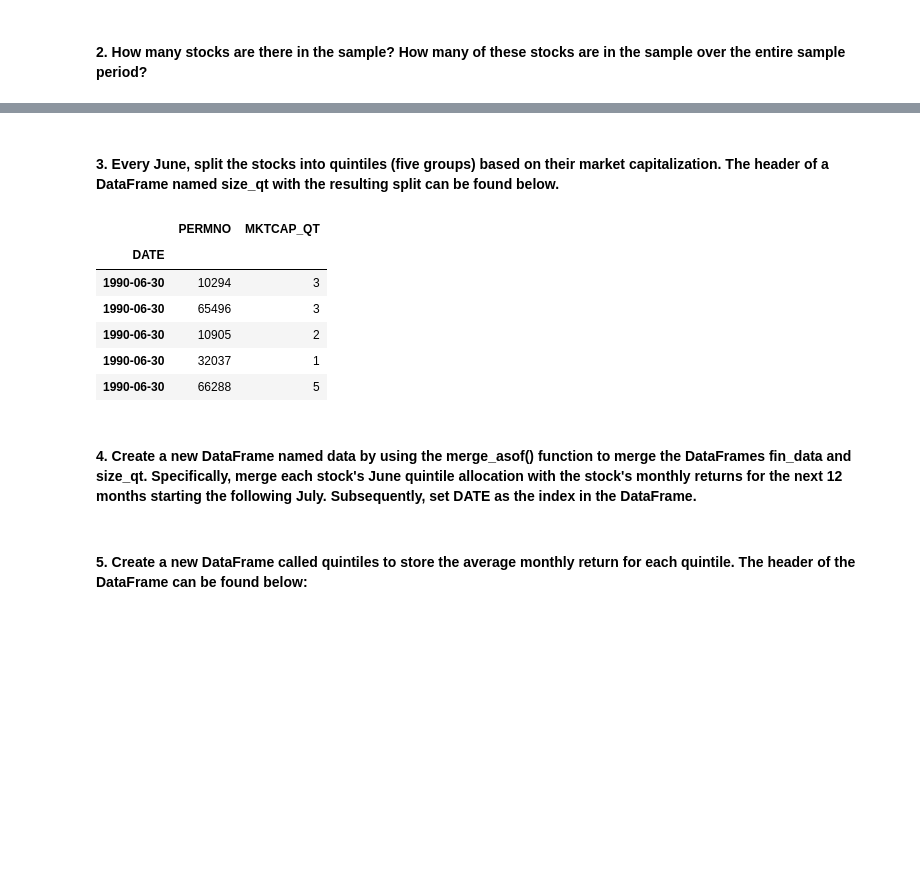
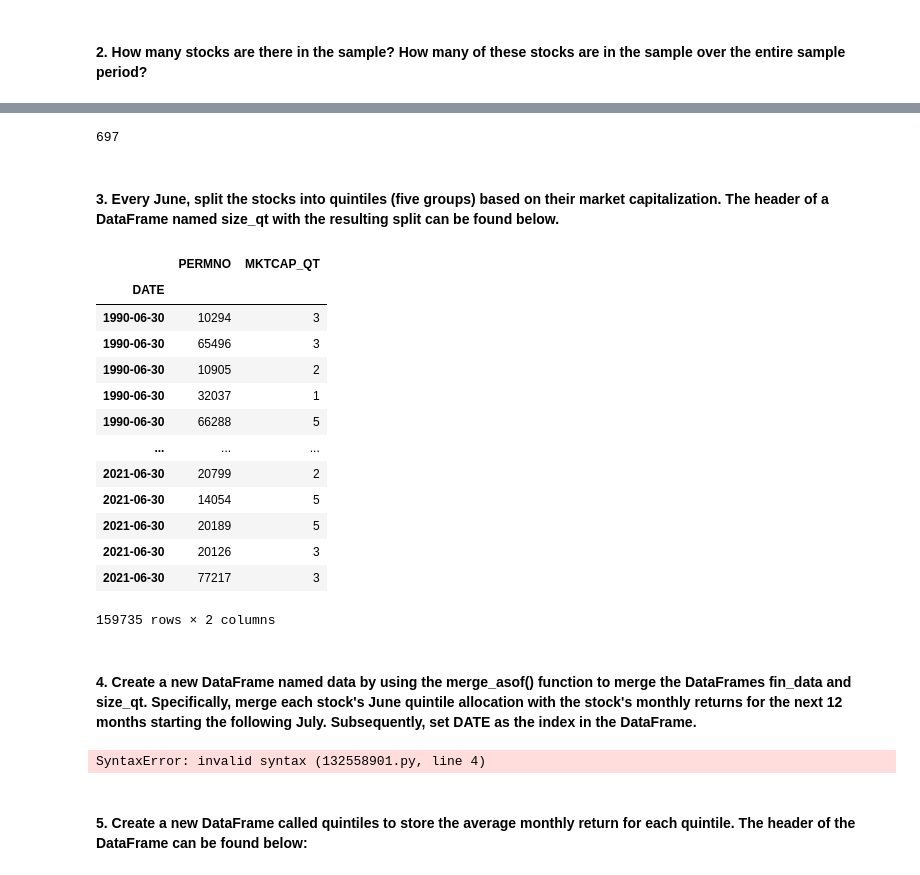
Before and after one commit to Alphaplayer248/Financial-Data-Project, a Jupyter notebook: Group Assignment_Klein1.ipynb, the cells around one changed output, grey strips where cells are left out. Saved outputs shown, nothing was run; the diff lists cells and outputs as text; code cells hidden in the pictures; blank space fills up the shorter version.

```diff
--- a/Group Assignment_Klein1.ipynb
+++ b/Group Assignment_Klein1.ipynb
@@ -312,15 +276,35 @@ dtype: int64
+# %%
+entire_smpl_per = len(fin_data.index.unique())
+permno_ct= fin_data.reset_index().groupby('PERMNO').agg({'DATE':'nunique'})
+full_period_stocks= sum(permno_ct['DATE'] == entire_smpl_per)
+
+full_period_stocks
+# %% [output]
+697
 # %% [markdown]
 #### 3. Every June, split the stocks into quintiles (five groups) based on their market capitalization. The header of a DataFrame named size_qt with the resulting split can be found below.
-# %%
-size_qt.sort_index().head()
-#use pd.qcut
-# %% [output]
-|  | PERMNO | MKTCAP_QT |
-| DATE |  |  |
-| 1990-06-30 | 10294 | 3 |
-| 1990-06-30 | 65496 | 3 |
-| 1990-06-30 | 10905 | 2 |
-| 1990-06-30 | 32037 | 1 |
-| 1990-06-30 | 66288 | 5 |
+# %%
+mktcap = fin_data[['PERMNO','MKTCAP']]
+# %%
+size_qt=mktcap[mktcap.index.month==6].copy()
+size_qt['MKTCAP_QT']=size_qt.groupby('DATE')['MKTCAP'].transform(lambda x:pd.qcut(x,5,labels=['1','2','3','4','5']))
+# %%
+size_qt.reset_index().set_index(['DATE']).sort_index()
+size_qt.drop('MKTCAP',axis=1)
+# %% [output]
+|  | PERMNO | MKTCAP_QT |
+| DATE |  |  |
+| 1990-06-30 | 10294 | 3 |
+| 1990-06-30 | 65496 | 3 |
+| 1990-06-30 | 10905 | 2 |
+| 1990-06-30 | 32037 | 1 |
+| 1990-06-30 | 66288 | 5 |
+| ... | ... | ... |
+| 2021-06-30 | 20799 | 2 |
+| 2021-06-30 | 14054 | 5 |
+| 2021-06-30 | 20189 | 5 |
+| 2021-06-30 | 20126 | 3 |
+| 2021-06-30 | 77217 | 3 |
+159735 rows × 2 columns
 # %% [markdown]
 #### 4. Create a new DataFrame named data by using the merge_asof() function to merge the DataFrames fin_data and size_qt. Specifically, merge each stock's June quintile allocation with the stock's monthly returns for the next 12 months starting the following July. Subsequently, set DATE as the index in the DataFrame.
@@ -329,3 +311,11 @@ data=pd.DataFrame()
+# %%
+data=pd.DataFrame()
+data=pd.merge_asof(fin_data.sort_index(),size_qt.sort_index(),by='PERMNO',on='DATE').dropna()
+data.drop(['MKTCAP_x','MKTCAP_y'],axis=1,inplace=True)
+data=data.loc[data.index.month==7].resample('M').mean().dropna()
+data
+# %% [output]
+SyntaxError: invalid syntax (132558901.py, line 4)
 # %% [markdown]
 #### 5. Create a new DataFrame called quintiles to store the average monthly return for each quintile. The header of the DataFrame can be found below:
 # %%
```
Also changed, not shown: parts of 12 cells of this notebook.
